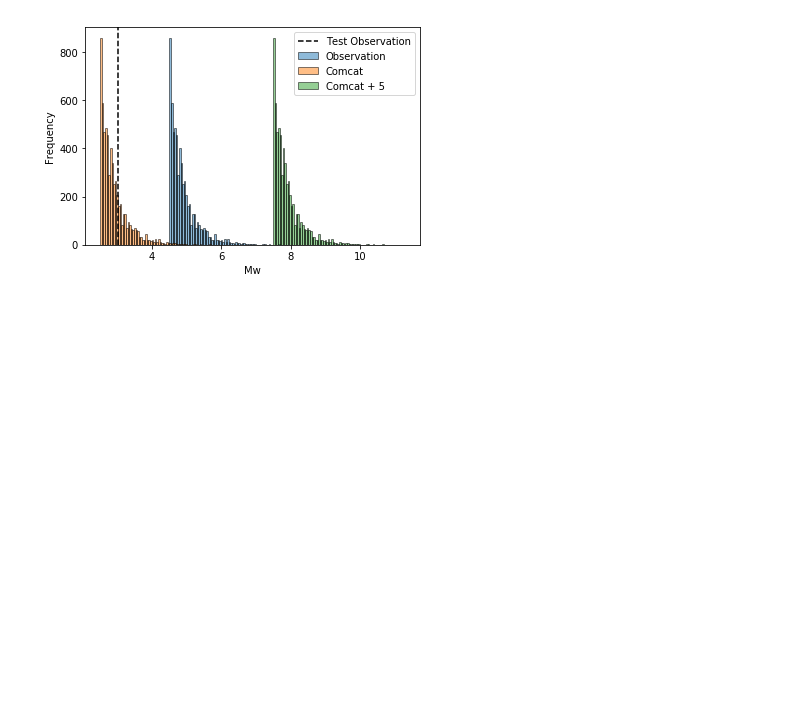
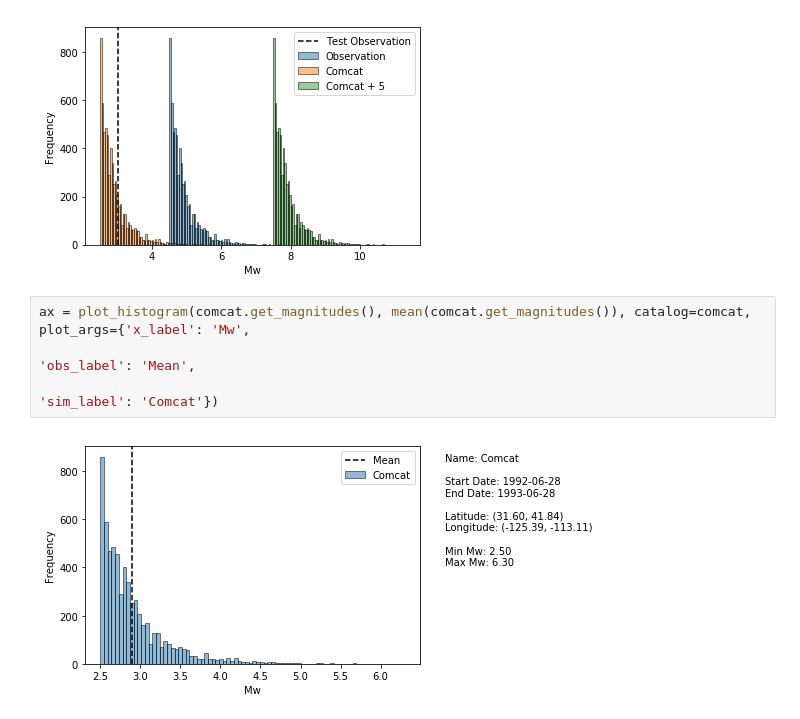
Before and after one commit to SCECcode/pycsep, a Jupyter notebook: notes/histogram_plot.ipynb, the cells around one changed output. Cells and saved outputs as stored; diff of their text form; blank space fills up the shorter version.

Commit message:
added histogram plots and simple annotations
 __str__ implemented on catalogs to use for annotations and
 quick representations of the individual catalogs.
 began some notebooks on new tests

```diff
--- a/notes/histogram_plot.ipynb
+++ b/notes/histogram_plot.ipynb
@@ -49,3 +49,9 @@ ax.legend(loc='best')
 # %% [output]
 <matplotlib.legend.Legend at 0x...>
 [figure]
+# %%
+ax = plot_histogram(comcat.get_magnitudes(), mean(comcat.get_magnitudes()), catalog=comcat, plot_args={'x_label': 'Mw',
+                                                                                                       'obs_label': 'Mean',
+                                                                                                       'sim_label': 'Comcat'})
+# %% [output]
+[figure, added]
```
Also changed, not shown: parts of 2 cells of this notebook, 3 other files.
